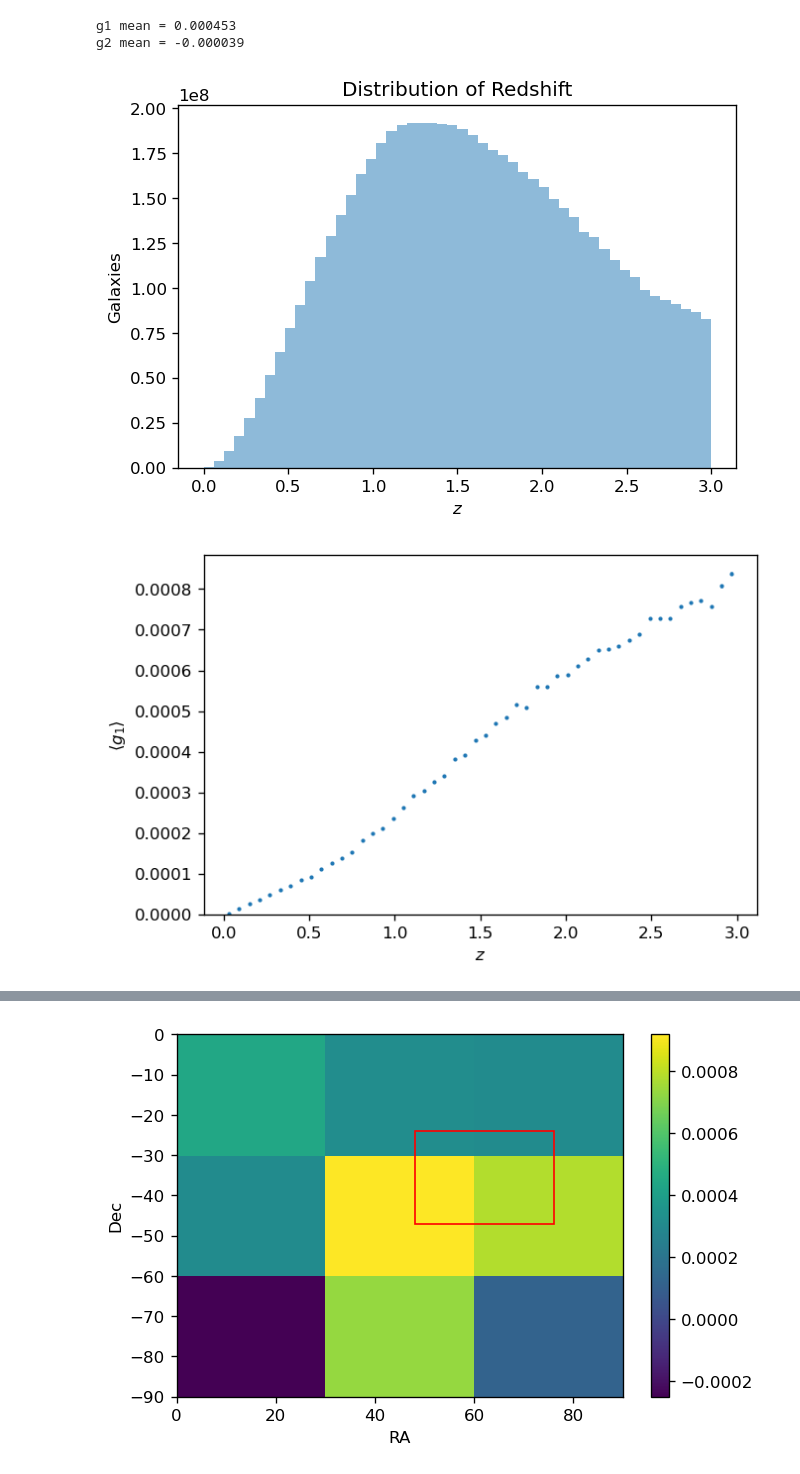
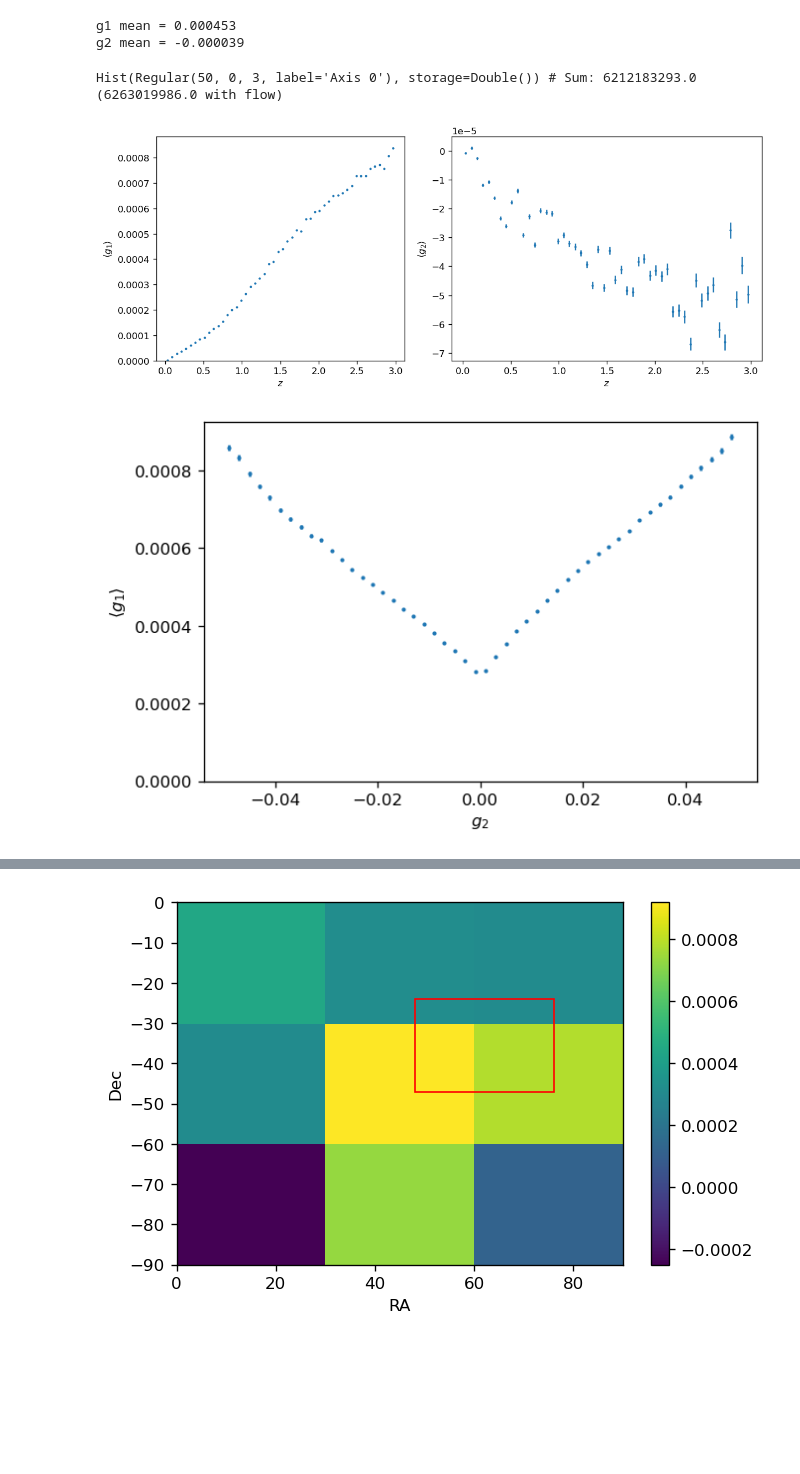
Before and after one commit to cwwalter/seagull-study, a Jupyter notebook: Seagull.ipynb, the cells around one changed output, grey strips where cells are left out. Cells and saved outputs as stored; diff of their text form; code cells hidden in the pictures; blank space fills up the shorter version.

```diff
--- a/Seagull.ipynb
+++ b/Seagull.ipynb
@@ -76,8 +128,8 @@ def hist_dask(series, bins, lower, upper):
 # %%
-hist_dask(df.z, 50, 0, 3).plot(histtype='fill', alpha=0.5)
+hist_z(df)#.plot(histtype='fill', alpha=0.5)
 
-plt.title('Distribution of Redshift')
-plt.xlabel(r'$z$')
-plt.ylabel(r'Galaxies');
+#plt.title('Distribution of Redshift')
+#plt.xlabel(r'$z$')
+#plt.ylabel(r'Galaxies');
 # %% [output]
-[figure, removed]
+Hist(Regular(50, 0, 3, label='Axis 0'), storage=Double()) # Sum: 6212183293.0 (6263019986.0 with flow)
@@ -112,8 +136,26 @@ class dask_profile:
+# %%
+fig = plt.figure(figsize=(10, 4), constrained_layout=True)
+gs = fig.add_gridspec(1, 2, width_ratios=[0.8, 1])
+ax0 = fig.add_subplot(gs[0, 0])
+ax1 = fig.add_subplot(gs[0, 1])
+
+hist_g1_z_prof(df, ax=ax0)
+
+ax0.set_ylim(bottom=0)
+ax0.set_xlabel(r'$z$')
+ax0.set_ylabel(r'$\langle g_1 \rangle$')
+
+hist_g2_z_prof(df, ax=ax1)
+
+ax1.set_xlabel(r'$z$')
+ax1.set_ylabel(r'$\langle g_2 \rangle$');
+# %% [output]
+[figure, added]
 # %%
-dask_profile(df, 'z', 'g1', 50, 0, 3).plot()
+hist_g1_prof(df)
 
 plt.ylim(bottom=0)
-plt.xlabel(r'$z$')
+plt.xlabel(r'$g_2$')
 plt.ylabel(r'$\langle g_1 \rangle$');
 # %% [output]
-[figure, old version]
+[figure, new version]
```
Also changed, not shown: parts of 15 cells of this notebook.
